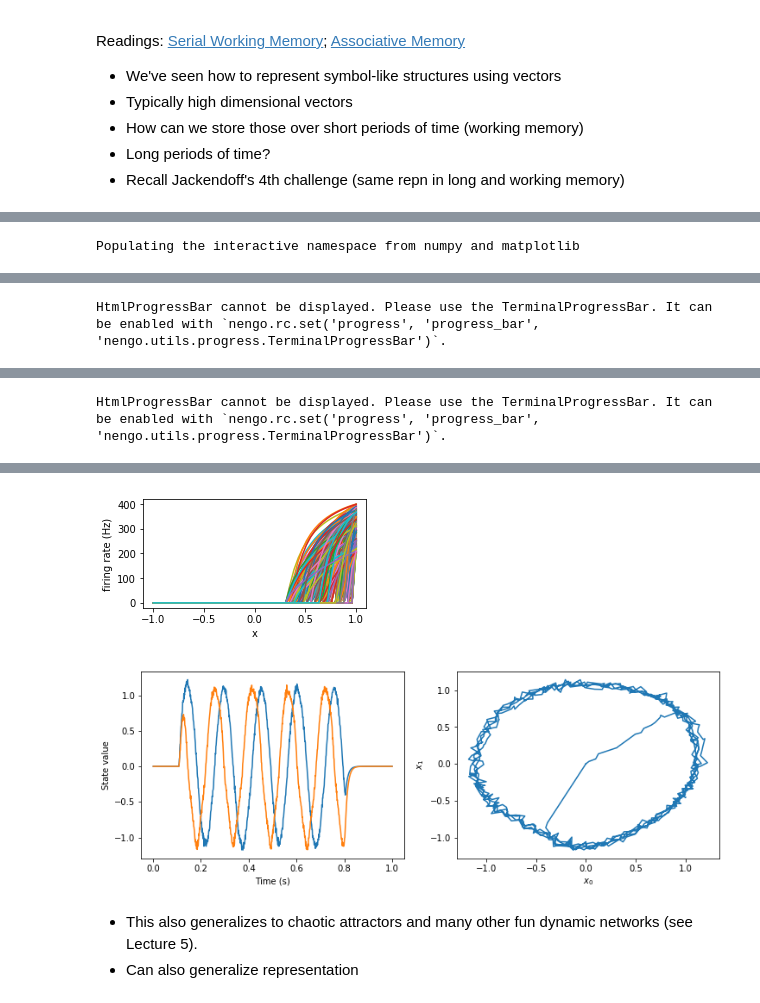
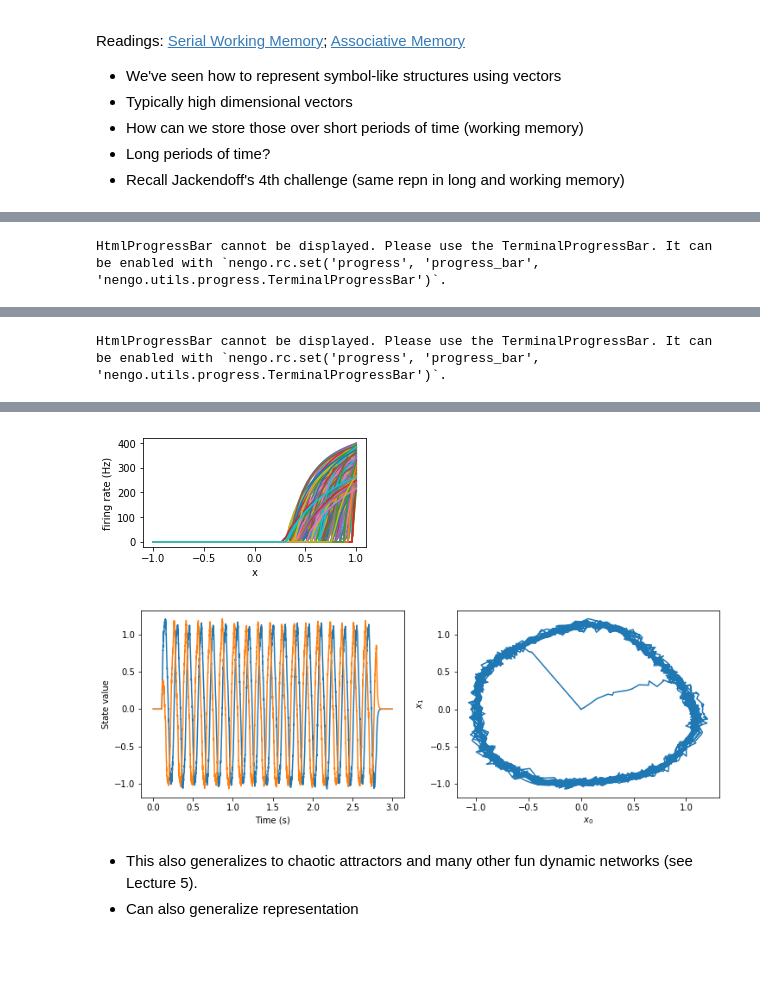
Before and after one commit to celiasmith/syde556, a Jupyter notebook: SYDE 556 Lecture 8 Memory.ipynb, the cells around one changed output, grey strips where cells are left out. Drawn from its saved outputs; the diff is of its cells as text; code cells hidden in the pictures; blank space fills up the shorter version.

```diff
--- a/SYDE 556 Lecture 8 Memory.ipynb
+++ b/SYDE 556 Lecture 8 Memory.ipynb
@@ -63,8 +63,8 @@ scale = 1.1
 N=300
 
 with model:
-    stim = nengo.Node(lambda t: [.5,.5] if .1<t<.12 else [0,0])
-    inhib = nengo.Node(lambda t: [-1]*N if .8<t<.82 else [0]*N)
+    stim = nengo.Node(lambda t: [.5,.5] if 0.1<t<0.12 else [0,0])
+    inhib = nengo.Node(lambda t: [-1]*N if 2.8<t<2.82 else [0]*N)
 
     osc = nengo.Ensemble(N, dimensions=2, intercepts=Uniform(.3,1))
 
@@ -76,8 +76,6 @@ with model:
     nengo.Connection(stim, osc)
 
     osc_p = nengo.Probe(osc, synapse=.01)
-# %% [output]
-Populating the interactive namespace from numpy and matplotlib
 # %%
 from nengo_gui.ipython import IPythonViz
 IPythonViz(model, "configs/nonlinear_oscillator.py.cfg")
@@ -85,31 +83,31 @@ IPythonViz(model, "configs/nonlinear_oscillator.py.cfg")
 [interactive output not drawn]
 # %%
 sim = nengo.Simulator(model)
-sim.run(1)
+sim.run(3.)
 
 x, A = response_curves(osc, sim)
 figure(figsize=(4,2))
 plot(x, A)
 xlabel('x')
 ylabel('firing rate (Hz)')
 
 figure(figsize=(12,4))
 subplot(1,2,1)
 plot(sim.trange(), sim.data[osc_p]);
 xlabel('Time (s)')
 ylabel('State value')
 
 subplot(1,2,2)
 plot(sim.data[osc_p][:,0],sim.data[osc_p][:,1])
 xlabel('$x_0$')
 ylabel('$x_1$');
 # %% [output]
 HtmlProgressBar cannot be displayed. Please use the TerminalProgressBar. It can be enabled with `nengo.rc.set('progress', 'progress_bar', 'nengo.utils.progress.TerminalProgressBar')`.
 [interactive output not drawn]
 HtmlProgressBar cannot be displayed. Please use the TerminalProgressBar. It can be enabled with `nengo.rc.set('progress', 'progress_bar', 'nengo.utils.progress.TerminalProgressBar')`.
 [interactive output not drawn]
-[figure, old version]
+[figure, new version]
-[figure, old version]
+[figure, new version]
 # %% [markdown]
 - This also generalizes to chaotic attractors and many other fun dynamic networks (see Lecture 5).
 - Can also generalize representation
```
Also changed, not shown: parts of 10 cells of this notebook, 11 other files.
